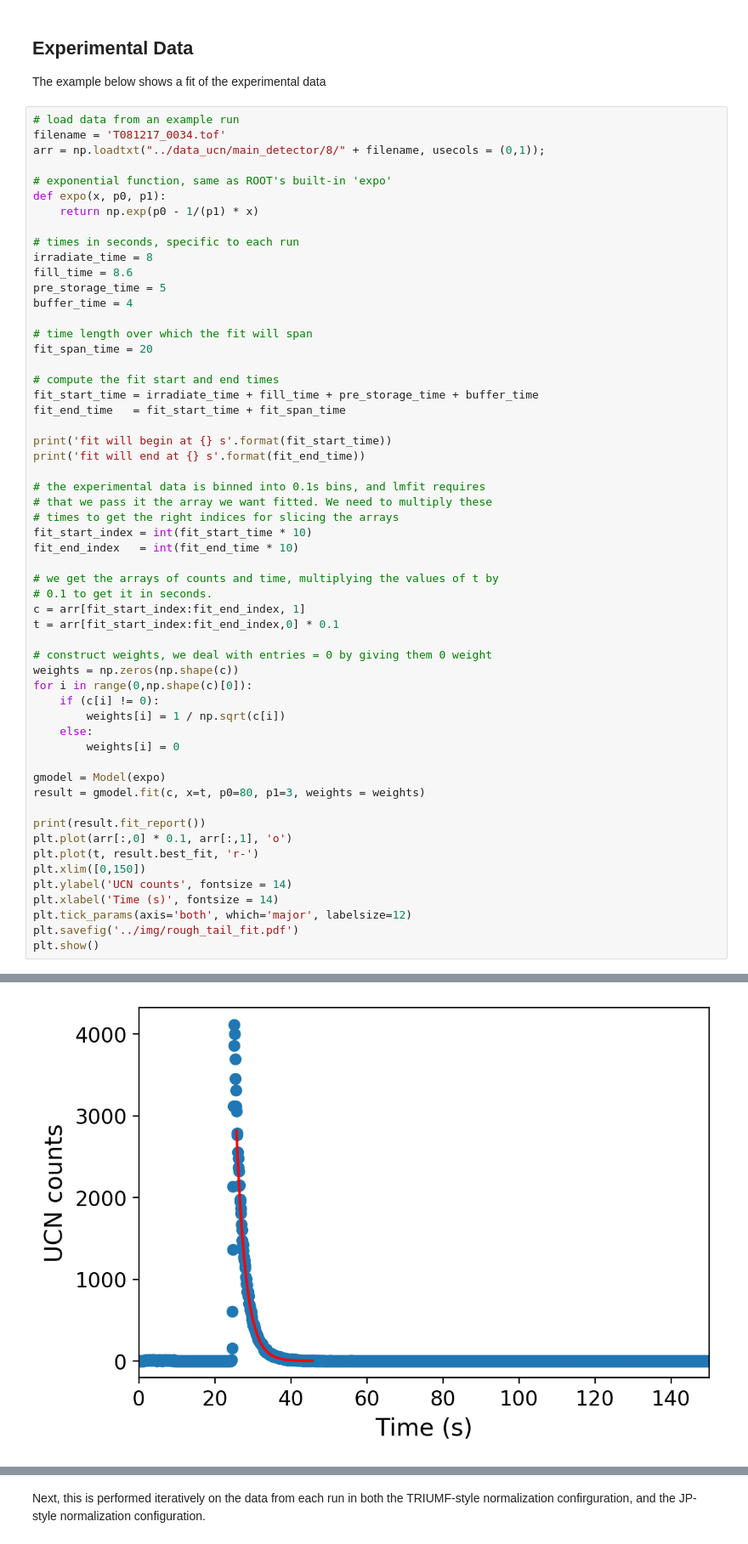
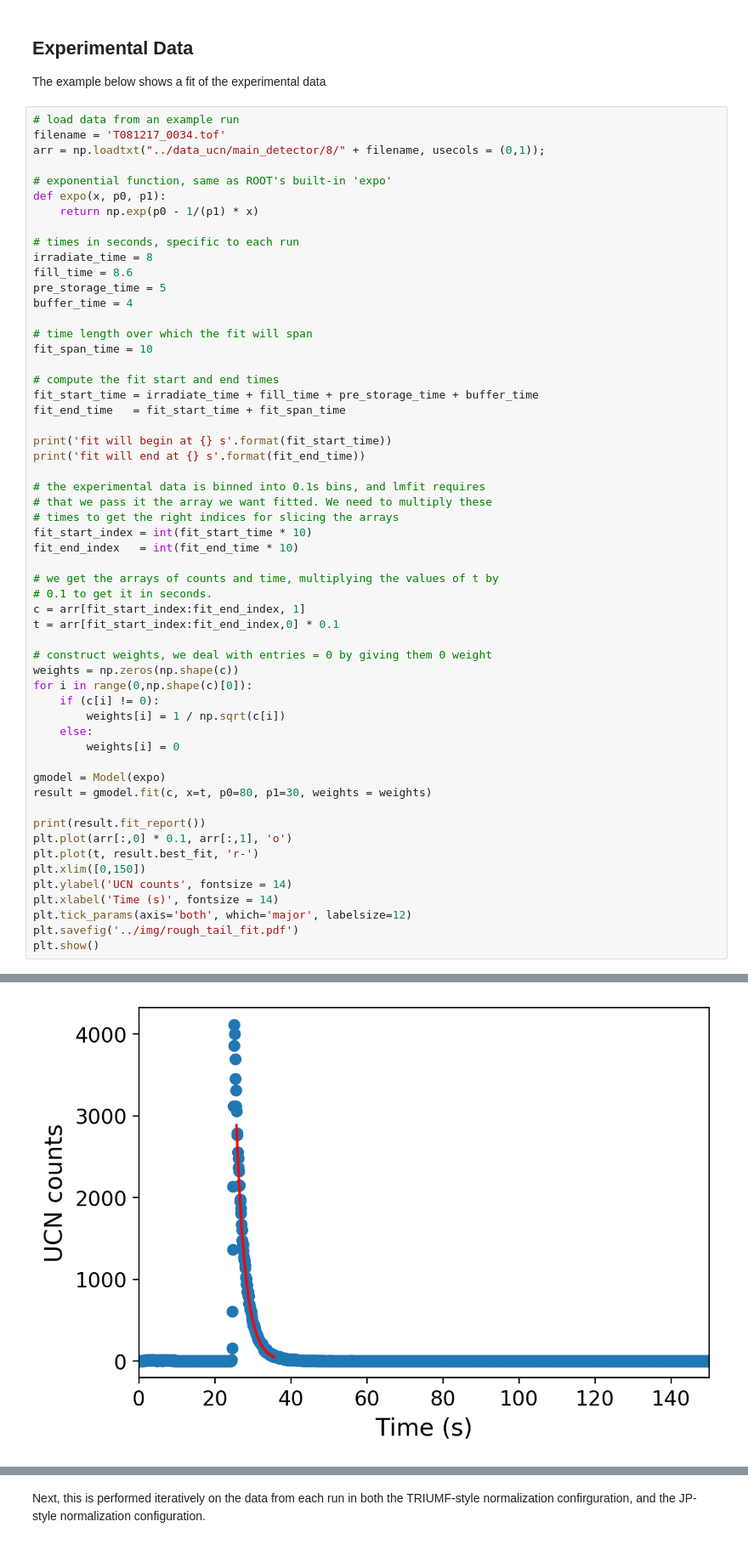
Before and after one commit to jonahberean/psi_transmission, a Jupyter notebook: notebooks_scripts/PENTrack_simulations.ipynb, the cells around one changed output, grey strips where cells are left out. Shown at 85% size. Drawn from its saved outputs; the diff is of its cells as text.

```diff
--- a/notebooks_scripts/PENTrack_simulations.ipynb
+++ b/notebooks_scripts/PENTrack_simulations.ipynb
@@ -45,7 +44,7 @@ pre_storage_time = 5
 buffer_time = 4
 
 # time length over which the fit will span
-fit_span_time = 20
+fit_span_time = 10
 
 # compute the fit start and end times
 fit_start_time = irradiate_time + fill_time + pre_storage_time + buffer_time
@@ -74,7 +73,7 @@ for i in range(0,np.shape(c)[0]):
         weights[i] = 0
 
 gmodel = Model(expo)
-result = gmodel.fit(c, x=t, p0=80, p1=3, weights = weights)
+result = gmodel.fit(c, x=t, p0=80, p1=30, weights = weights)
 
 print(result.fit_report())
 plt.plot(arr[:,0] * 0.1, arr[:,1], 'o')
@@ -105,3 +104,3 @@ fit will end at 45.6 s
 [[Correlations]] (unreported correlations are < 0.100)
     C(p0, p1) = -0.997
-[figure, old version]
+[figure, new version]
```
Also changed, not shown: parts of 14 cells of this notebook, 2 other files.
